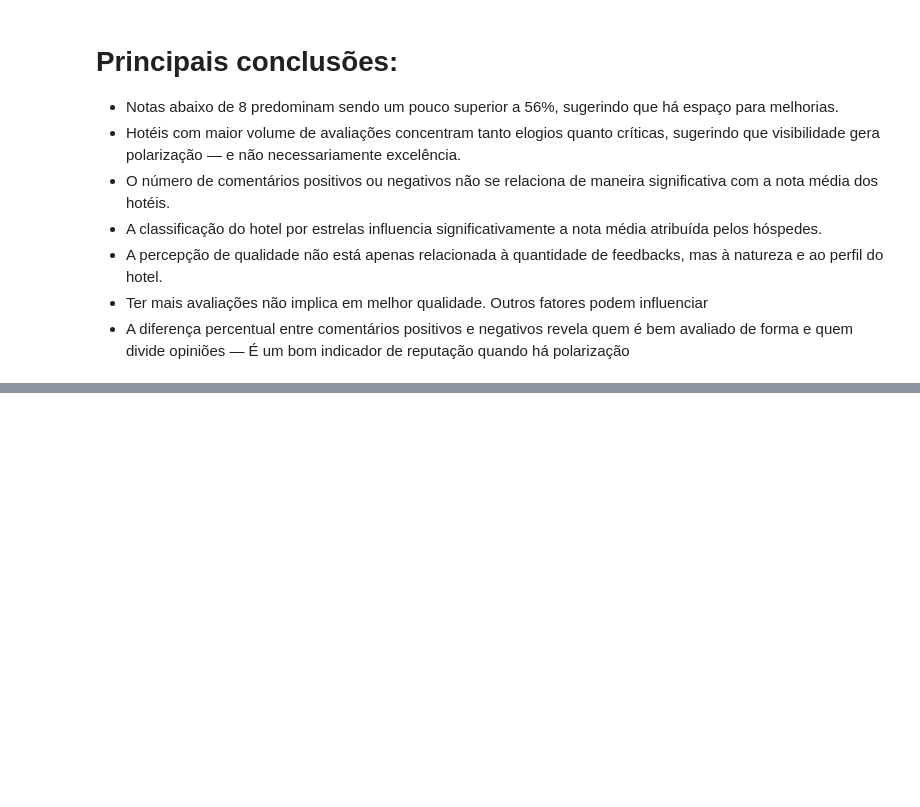
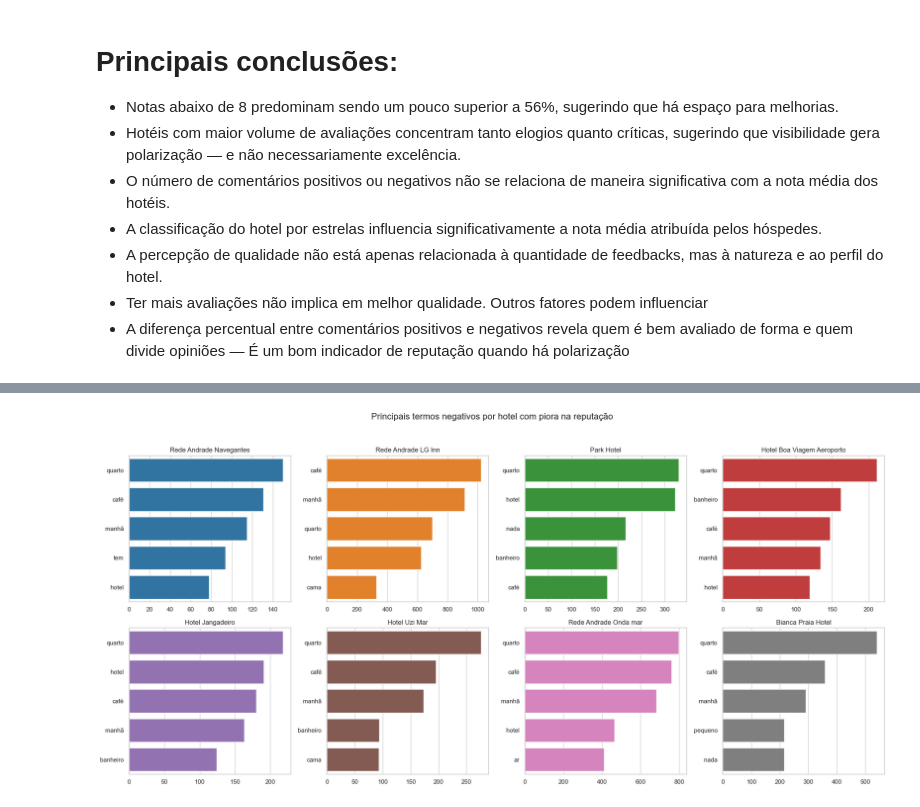
Before and after one commit to vicent777/tcc, a Jupyter notebook: espacializacao_hoteis/analise_exploratoria.ipynb, the cells around one changed output, grey strips where cells are left out. Saved outputs shown, nothing was run; the diff lists cells and outputs as text; code cells hidden in the pictures; blank space fills up the shorter version.

```diff
--- a/espacializacao_hoteis/analise_exploratoria.ipynb
+++ b/espacializacao_hoteis/analise_exploratoria.ipynb
@@ -352,0 +373,14 @@ plt.show()
+# %%
+negativo = data['comentario_negativo'].dropna().tolist()
+positivo = data['comentario_positivo'].dropna().tolist()
+
+# Stopwords básicas
+stop_words = {
+    "o", "a", "os", "as", "de", "do", "da", "e", "em", "no", "na", "com", "para",
+    "por", "um", "uma", "ao", "à", "que", "é", "foi", "tinha", "muito", "mais",
+    "bem", "como", "se", "dos", "das", "nos", "nas", "também", "mas", "não",
+    "ser", "ter", "sem", "poderia", "pode", "podia", "fui", "estava", "estive",
+    "estar", "só", "porque", "quando", "onde", "sobre", "então", "já", "até",
+    "há", "era", "teve", "tive", "isso", "essa", "esse", "aquele", "aquela",
+    "meu", "minha", "seu", "sua", "nosso", "nossa", "me", "te", "lhe", "eles", "elas", ","
+}
@@ -352,0 +558,33 @@ plt.show()
+# %%
+# Paleta de cores personalizada
+cores = sns.color_palette("tab10", n_colors=len(hoteis_negativos))
+
+# Layout do gráfico
+fig, axes = plt.subplots(2, 4, figsize=(20, 10))
+axes = axes.flatten()
+
+# Criar subgráficos
+for i, hotel in enumerate(hoteis_negativos):
+    comentarios = data[data['hotel'] == hotel]['comentario_negativo'].dropna().astype(str).tolist()
+
+    tokens = []
+    for comentario in comentarios:
+        tokens.extend(limpar_texto_simples_corrigido(comentario))
+
+    frequencia = Counter(tokens).most_common(5)
+    df_freq = pd.DataFrame(frequencia, columns=["Palavra", "Frequência"])
+
+    sns.barplot(x="Frequência", y="Palavra", data=df_freq, ax=axes[i], color=cores[i])
+    axes[i].set_title(hotel.replace("_", " "))
+    axes[i].set_xlabel("")
+    axes[i].set_ylabel("")
+
+# Remover eixos vazios se sobrar
+for j in range(len(hoteis_negativos), len(axes)):
+    fig.delaxes(axes[j])
+
+fig.suptitle("Principais termos negativos por hotel com piora na reputação", fontsize=16)
+plt.tight_layout(rect=[0, 0.03, 1, 0.95])
+plt.show()
+# %% [output]
+[figure, added]
```
Also changed, not shown: parts of 17 cells of this notebook.
